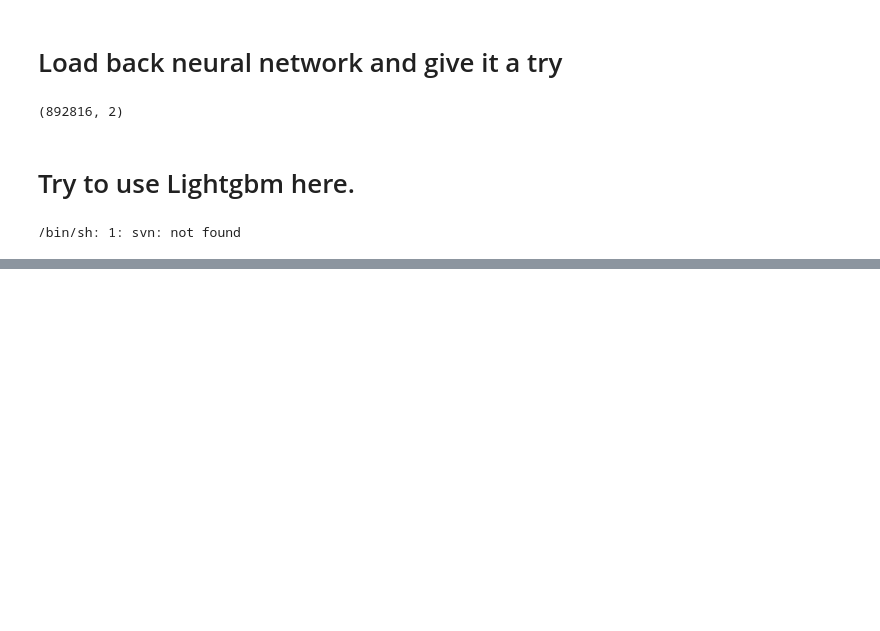
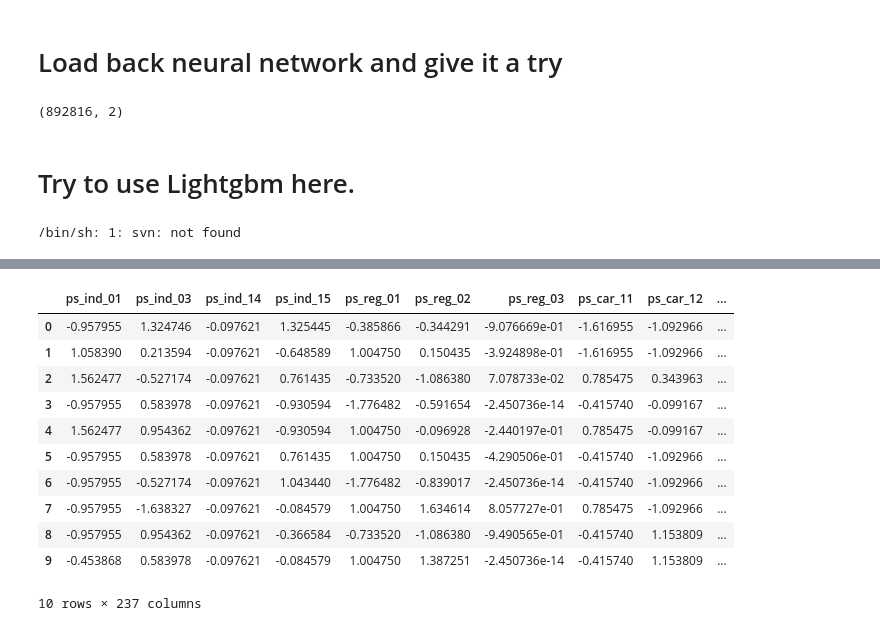
Before and after one commit to FDSMlhn/Kaggle_Competition_Husky, a Jupyter notebook: safe_driver_prediction/Ensemble Usage.ipynb, the cells around one changed output, grey strips where cells are left out. Saved outputs shown, nothing was run; the diff lists cells and outputs as text; code cells hidden in the pictures; blank space fills up the shorter version.

```diff
--- a/safe_driver_prediction/Ensemble Usage.ipynb
+++ b/safe_driver_prediction/Ensemble Usage.ipynb
@@ -356,0 +397,21 @@ Early stopping, best iteration is:
+# %%
+#result.to_csv('submission04.csv', index=False)
+# train_data.shape
+# X_train.shape
+# np.bincount(y_train)
+# ! pwd
+miscellany
+X_test.head(10)
+# %% [output]
+|  | ps_ind_01 | ps_ind_03 | ps_ind_14 | ps_ind_15 | ps_reg_01 | ps_reg_02 | ps_reg_03 | ps_car_11 | ps_car_12 | ... |
+| 0 | -0.957955 | 1.324746 | -0.097621 | 1.325445 | -0.385866 | -0.344291 | -9.076669e-01 | -1.616955 | -1.092966 | ... |
+| 1 | 1.058390 | 0.213594 | -0.097621 | -0.648589 | 1.004750 | 0.150435 | -3.924898e-01 | -1.616955 | -1.092966 | ... |
+| 2 | 1.562477 | -0.527174 | -0.097621 | 0.761435 | -0.733520 | -1.086380 | 7.078733e-02 | 0.785475 | 0.343963 | ... |
+| 3 | -0.957955 | 0.583978 | -0.097621 | -0.930594 | -1.776482 | -0.591654 | -2.450736e-14 | -0.415740 | -0.099167 | ... |
+| 4 | 1.562477 | 0.954362 | -0.097621 | -0.930594 | 1.004750 | -0.096928 | -2.440197e-01 | 0.785475 | -0.099167 | ... |
+| 5 | -0.957955 | 0.583978 | -0.097621 | 0.761435 | 1.004750 | 0.150435 | -4.290506e-01 | -0.415740 | -1.092966 | ... |
+| 6 | -0.957955 | -0.527174 | -0.097621 | 1.043440 | -1.776482 | -0.839017 | -2.450736e-14 | -0.415740 | -1.092966 | ... |
+| 7 | -0.957955 | -1.638327 | -0.097621 | -0.084579 | 1.004750 | 1.634614 | 8.057727e-01 | 0.785475 | -1.092966 | ... |
+| 8 | -0.957955 | 0.954362 | -0.097621 | -0.366584 | -0.733520 | -1.086380 | -9.490565e-01 | -0.415740 | 1.153809 | ... |
+| 9 | -0.453868 | 0.583978 | -0.097621 | -0.084579 | 1.004750 | 1.387251 | -2.450736e-14 | -0.415740 | 1.153809 | ... |
+10 rows × 237 columns
```
Also changed, not shown: parts of 15 cells of this notebook, 3 other files.
